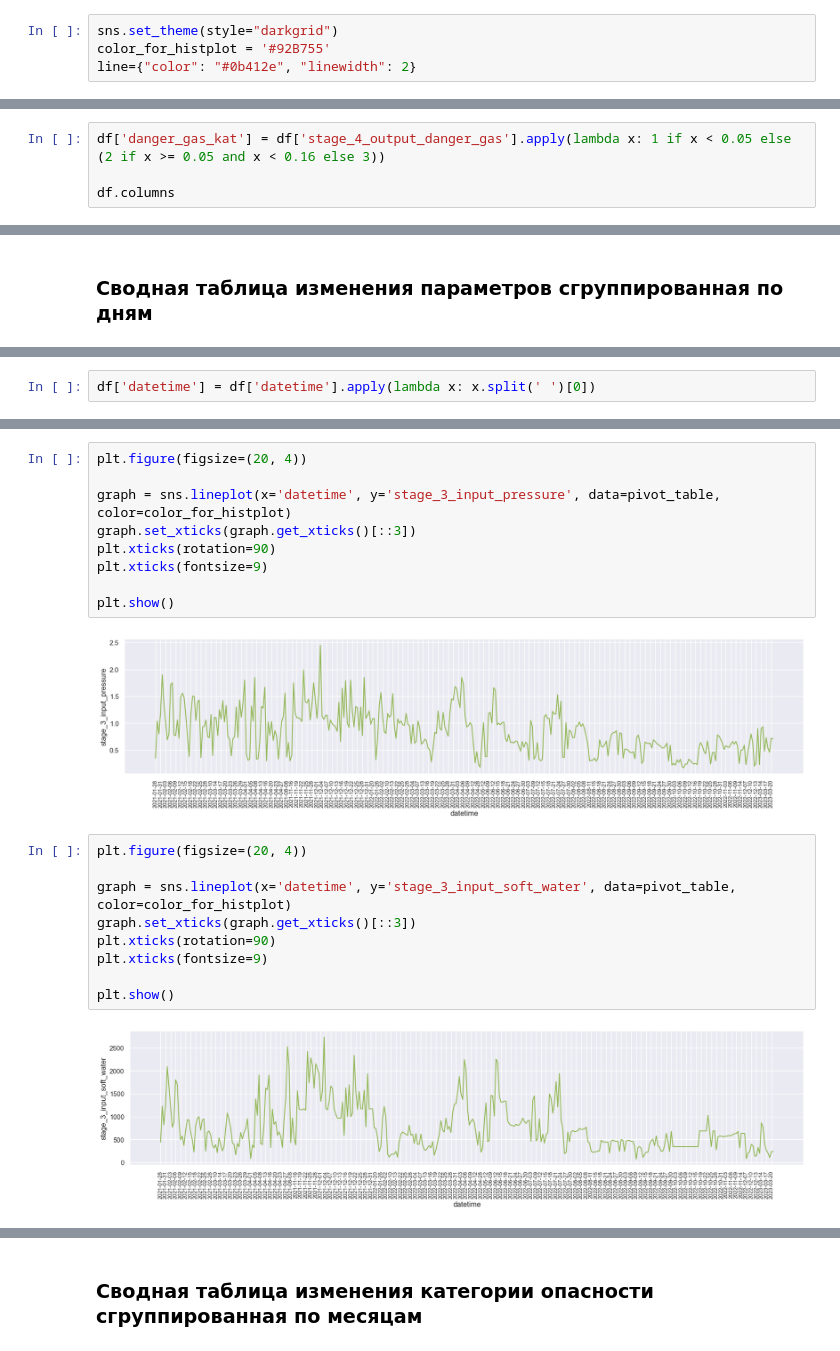
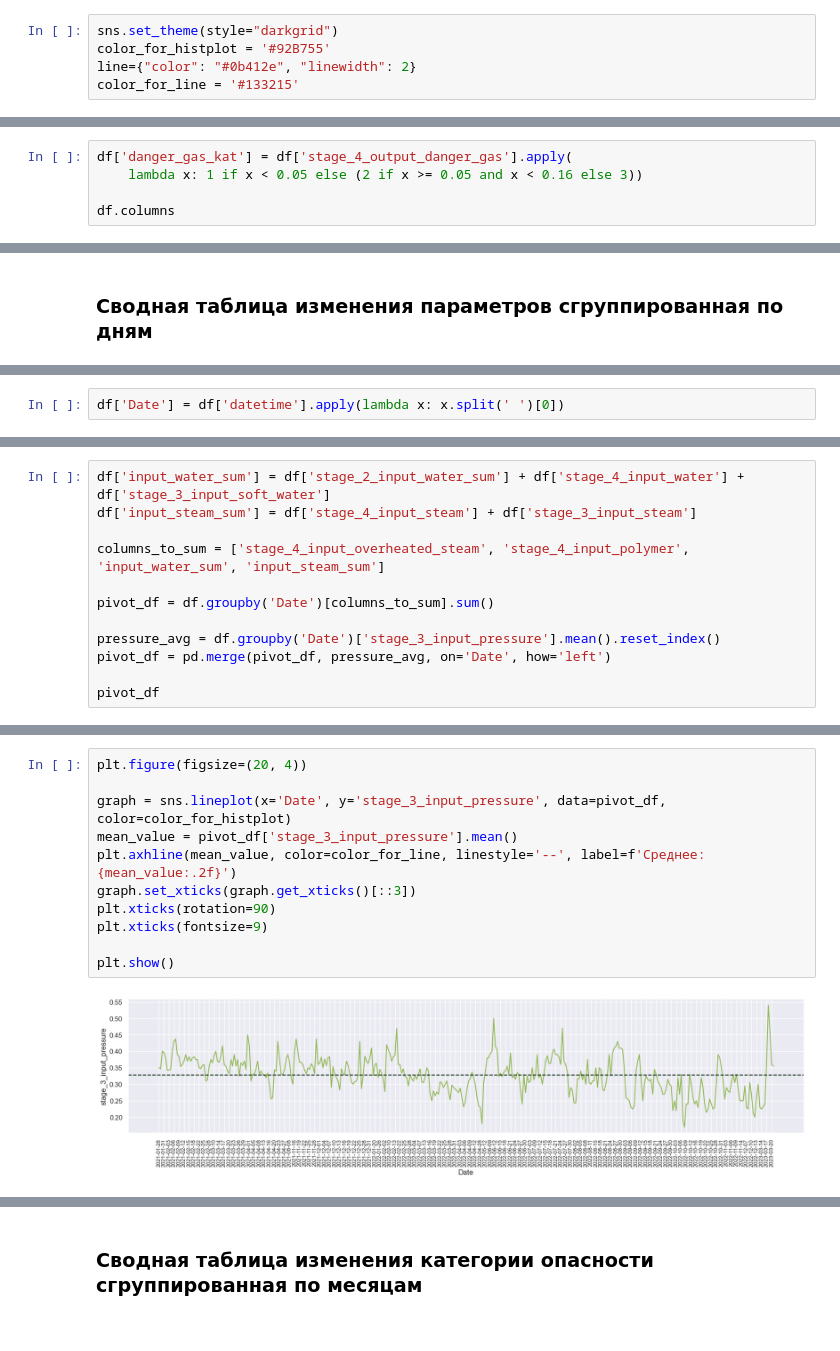
Before and after one commit to nericovich/project, a Jupyter notebook: main.ipynb, the cells around one changed output, grey strips where cells are left out. Cells and saved outputs as stored; diff of their text form.

```diff
--- a/main.ipynb
+++ b/main.ipynb
@@ -79,6 +80,7 @@ dtype: int64
 sns.set_theme(style="darkgrid")
 color_for_histplot = '#92B755'
 line={"color": "#0b412e", "linewidth": 2}
+color_for_line = '#133215'
 # %% [markdown]
 'stage_4_input_water' - подача воды, в м3
 Вероятно, ошибки или сбои, тк воду точно подавали, распределение не нормальное - используем медиану
@@ -373,7 +421,8 @@ df['stage_1_output_konv_avd'] = df['stage_1_output_konv_avd'].fillna(df['stage_1
 # %% [markdown]
 ### Категория опасности
 # %%
-df['danger_gas_kat'] = df['stage_4_output_danger_gas'].apply(lambda x: 1 if x < 0.05 else (2 if x >= 0.05 and x < 0.16 else 3))
+df['danger_gas_kat'] = df['stage_4_output_danger_gas'].apply(
+    lambda x: 1 if x < 0.05 else (2 if x >= 0.05 and x < 0.16 else 3))
 
 df.columns
 # %% [output]
@@ -396,3 +445,3 @@ Index(['datetime', 'stage_1_output_konv_avd', 'stage_2_input_water_sum',
 # %%
-df['datetime'] = df['datetime'].apply(lambda x: x.split(' ')[0])
+df['Date'] = df['datetime'].apply(lambda x: x.split(' ')[0])
 # %% [markdown]
@@ -422,0 +449,12 @@ pivot_table.head()
+# %%
+df['input_water_sum'] = df['stage_2_input_water_sum'] + df['stage_4_input_water'] + df['stage_3_input_soft_water']
+df['input_steam_sum'] = df['stage_4_input_steam'] + df['stage_3_input_steam']
+
+columns_to_sum = ['stage_4_input_overheated_steam', 'stage_4_input_polymer', 'input_water_sum', 'input_steam_sum']
+
+pivot_df = df.groupby('Date')[columns_to_sum].sum()
+
+pressure_avg = df.groupby('Date')['stage_3_input_pressure'].mean().reset_index()
+pivot_df = pd.merge(pivot_df, pressure_avg, on='Date', how='left')
+
+pivot_df
@@ -423,22 +527,13 @@ pivot_table.head()
 # %%
 plt.figure(figsize=(20, 4))
 
-graph = sns.lineplot(x='datetime', y='stage_3_input_pressure', data=pivot_table, color=color_for_histplot)
+graph = sns.lineplot(x='Date', y='stage_3_input_pressure', data=pivot_df, color=color_for_histplot)
+mean_value = pivot_df['stage_3_input_pressure'].mean()
+plt.axhline(mean_value, color=color_for_line, linestyle='--', label=f'Среднее: {mean_value:.2f}')
 graph.set_xticks(graph.get_xticks()[::3])
 plt.xticks(rotation=90)
 plt.xticks(fontsize=9)
 
 plt.show()
 # %% [output]
-[figure, old version]
+[figure, new version]
-# %%
-plt.figure(figsize=(20, 4))
-
-graph = sns.lineplot(x='datetime', y='stage_3_input_soft_water', data=pivot_table, color=color_for_histplot)
-graph.set_xticks(graph.get_xticks()[::3])
-plt.xticks(rotation=90)
-plt.xticks(fontsize=9)
-
-plt.show()
-# %% [output]
-[figure, removed]
```
Also changed, not shown: parts of 17 cells of this notebook.
